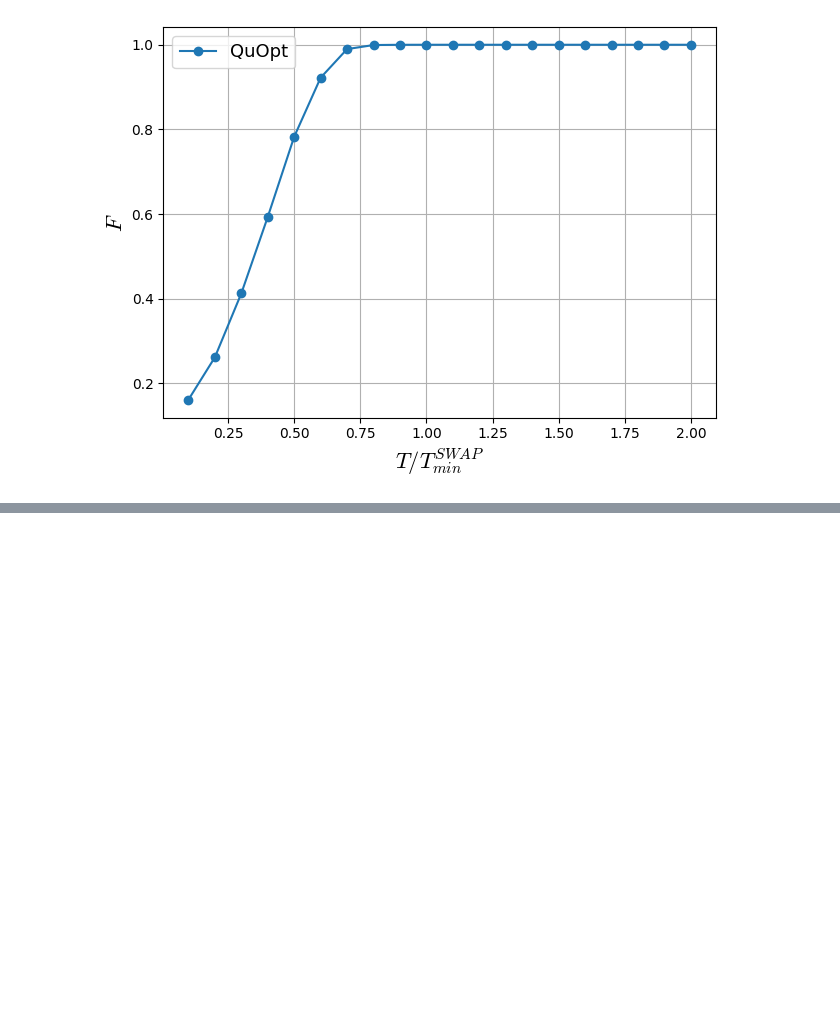
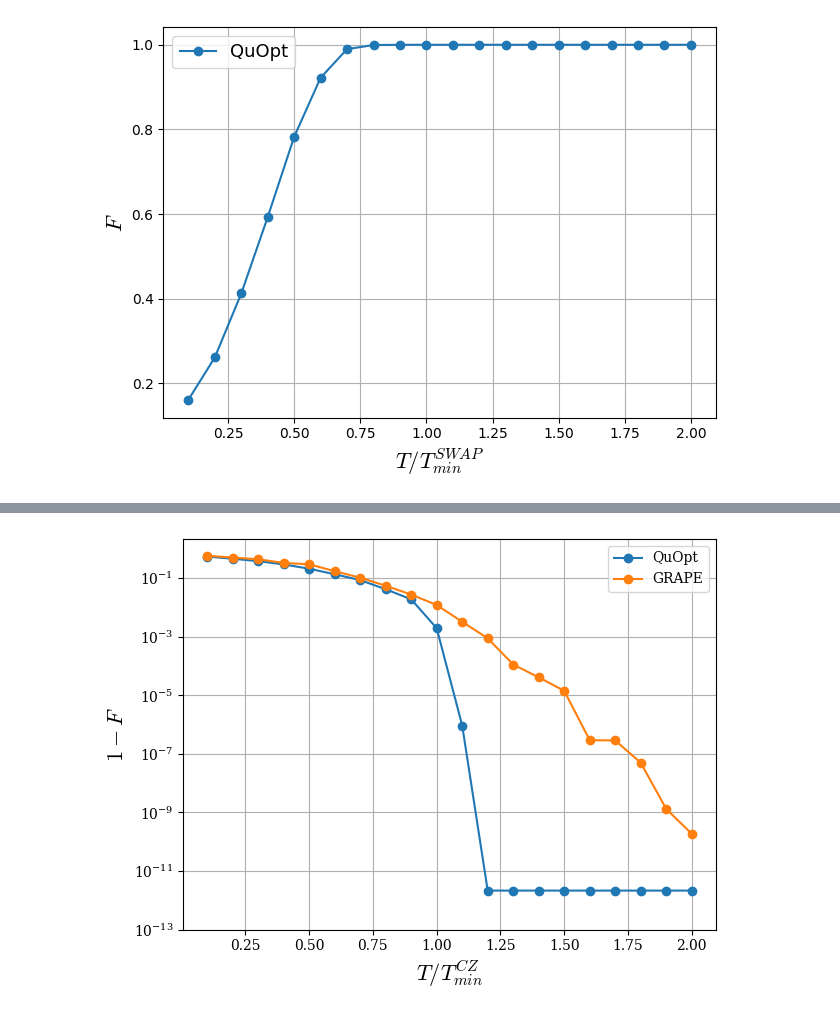
Before and after one commit to b-basyildiz/QuOpt, a Jupyter notebook: Optimal_Control/Testing.ipynb, the cells around one changed output, grey strips where cells are left out. Cells and saved outputs as stored; diff of their text form; code cells hidden in the pictures; blank space fills up the shorter version.

Commit message:
Qutrit Paper Revision

```diff
--- a/Optimal_Control/Testing.ipynb
+++ b/Optimal_Control/Testing.ipynb
@@ -653,0 +660,51 @@ plt.show()
+# %%
+import pandas as pd
+import matplotlib.pyplot as plt
+
+def plot_infidelity(
+    csv_path: str,
+    graph_type: str = "CNOT",
+    label: str | None = None,
+    ax: plt.Axes | None = None,
+    save_path: str | None = None,
+) -> plt.Axes:
+    plt.rcParams["text.usetex"] = False
+    plt.rcParams.update({
+        "font.family": "serif",
+        "mathtext.fontset": "cm",
+    })
+    df = pd.read_csv(csv_path, header=None, names=["F", "T_over_Tmin"])
+    df = (
+        df.groupby("T_over_Tmin", as_index=False)["F"]
+        .max()
+        .sort_values("T_over_Tmin")
+    )
+    # Below machine precision, 1-F is dominated by float64 rounding noise
+    # (and can go negative). Forward-fill from the last trustworthy value
+    # instead of dropping those points, so the line holds flat at the last
+    # real infidelity rather than falling to an arbitrary floor.
+    infidelity = (1 - df["F"]).where(lambda s: s > 0).ffill()
+    if ax is None:
+        ax = plt.gca()
+    ax.plot(df["T_over_Tmin"], infidelity, marker="o", label=label)
+    ax.set_yscale("log")
+    ax.set_xlabel(r"$T/T_{min}^{ %s}$" % graph_type, fontsize=16)
+    ax.set_ylabel(r"$1-F$", fontsize=16)
+    ax.grid(True)
+    handles, labels = ax.get_legend_handles_labels()
+    if labels:
+        ax.legend(fontsize=13, prop={"family": "serif"})
+    if save_path:
+        ax.get_figure().tight_layout()
+        ax.get_figure().savefig(save_path)
+    return ax
+
+fig, ax = plt.subplots()
+plot_infidelity("../QutritSpeedLimitData/Fidelities/qutrit_CZ_capacitiveCoup_M40_SGD_SRK2_g1.0_maxT2.0_maxD40_it5000.csv", label="QuOpt", graph_type="CZ", ax=ax)
+plot_infidelity("../QutritSpeedLimitData/NICT Data/QuditCZFidelity_3.csv", label="GRAPE", graph_type="CZ", ax=ax)
+ax.set_ylim(bottom=1e-13)
+plt.tight_layout()
+plt.savefig('../../Previous Plots/GRAPEcomp_log.pdf')
+plt.show()
+# %% [output]
+[figure, added]
```
Also changed, not shown: parts of 8 cells of this notebook, 22 other files.
